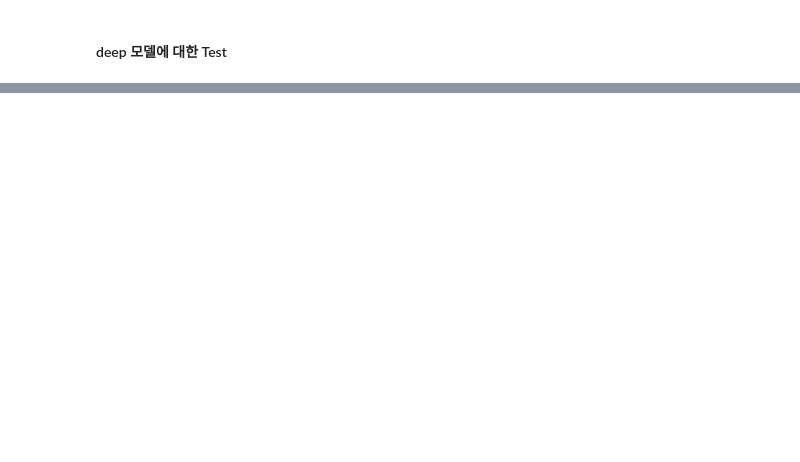
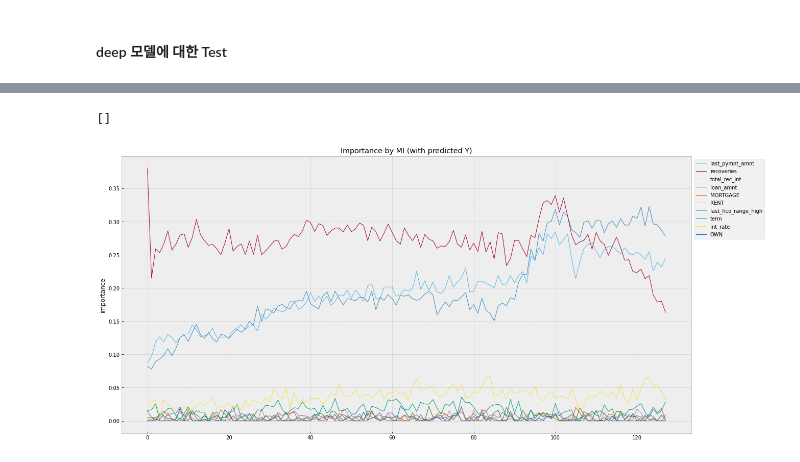
Before and after one commit to dolmani38/concept_drift, a Jupyter notebook: Concept drift의 탐지 방법_0114.ipynb, the cells around one changed output, grey strips where cells are left out. Saved outputs shown, nothing was run; the diff lists cells and outputs as text; code cells hidden in the pictures; blank space fills up the shorter version.

```diff
--- a/Concept drift의 탐지 방법_0114.ipynb
+++ b/Concept drift의 탐지 방법_0114.ipynb
@@ -881,0 +913,8 @@ StagingError: ignored
+# %%
+ax = imp_df_mi[monitoring_feature].plot(ylabel='importance',linewidth=1,figsize=(20,10),legend=True)
+ax.set_title("Importance by MI (with predicted Y)",color='black')
+ax.legend(bbox_to_anchor=(1.0, 1.0))
+ax.plot()
+# %% [output]
+[]
+[figure, added]
```
Also changed, not shown: parts of 9 cells of this notebook.
